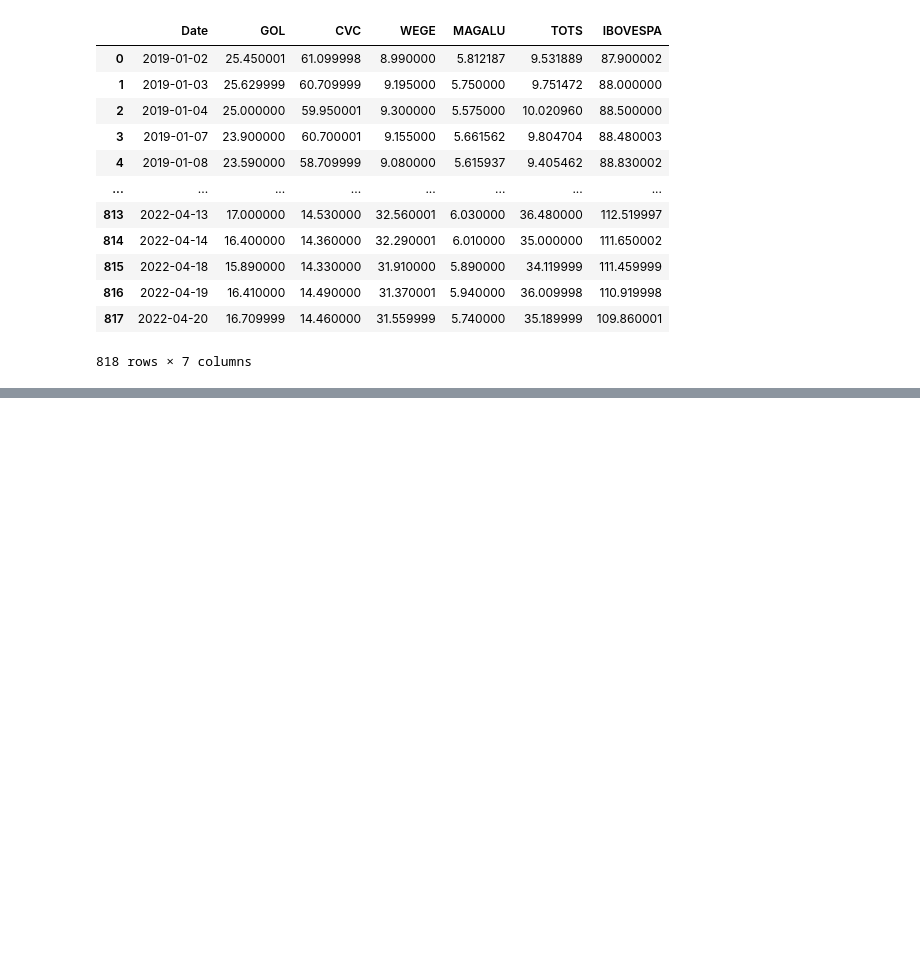
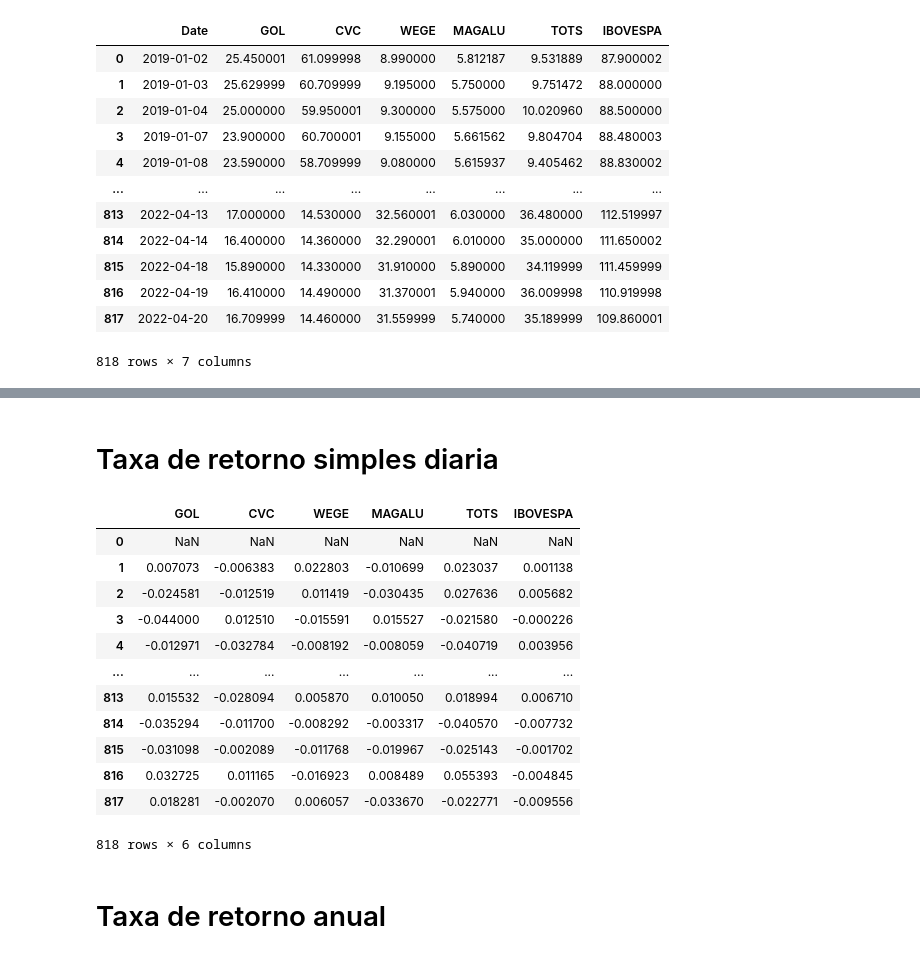
Before and after one commit to flaviogbm/financial-data-analysis_and_machine-leaning, a Jupyter notebook: Taxa_de_retorno.ipynb, the cells around one changed output, grey strips where cells are left out. Drawn from its saved outputs; the diff is of its cells as text; code cells hidden in the pictures; blank space fills up the shorter version.

```diff
--- a/Taxa_de_retorno.ipynb
+++ b/Taxa_de_retorno.ipynb
@@ -45,0 +76,23 @@ dataset
+# %%
+df_normalizado.drop(labels = ['Date'], axis = 1, inplace = True)
+# %% [markdown]
+# Taxa de retorno simples diaria
+# %%
+retorno_diario = (df_normalizado / df_normalizado.shift(1)) - 1
+retorno_diario
+# %% [output]
+|  | GOL | CVC | WEGE | MAGALU | TOTS | IBOVESPA |
+| 0 | NaN | NaN | NaN | NaN | NaN | NaN |
+| 1 | 0.007073 | -0.006383 | 0.022803 | -0.010699 | 0.023037 | 0.001138 |
+| 2 | -0.024581 | -0.012519 | 0.011419 | -0.030435 | 0.027636 | 0.005682 |
+| 3 | -0.044000 | 0.012510 | -0.015591 | 0.015527 | -0.021580 | -0.000226 |
+| 4 | -0.012971 | -0.032784 | -0.008192 | -0.008059 | -0.040719 | 0.003956 |
+| ... | ... | ... | ... | ... | ... | ... |
+| 813 | 0.015532 | -0.028094 | 0.005870 | 0.010050 | 0.018994 | 0.006710 |
+| 814 | -0.035294 | -0.011700 | -0.008292 | -0.003317 | -0.040570 | -0.007732 |
+| 815 | -0.031098 | -0.002089 | -0.011768 | -0.019967 | -0.025143 | -0.001702 |
+| 816 | 0.032725 | 0.011165 | -0.016923 | 0.008489 | 0.055393 | -0.004845 |
+| 817 | 0.018281 | -0.002070 | 0.006057 | -0.033670 | -0.022771 | -0.009556 |
+818 rows × 6 columns
+# %% [markdown]
+# Taxa de retorno anual
```
Also changed, not shown: parts of 21 cells of this notebook.
